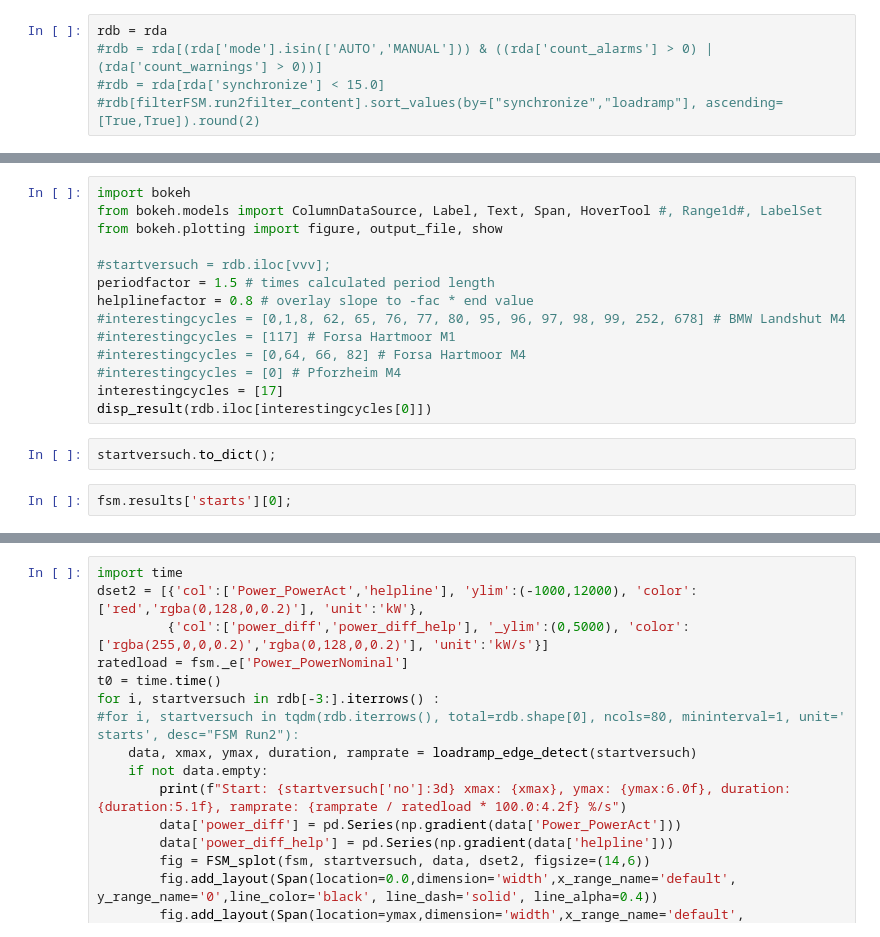
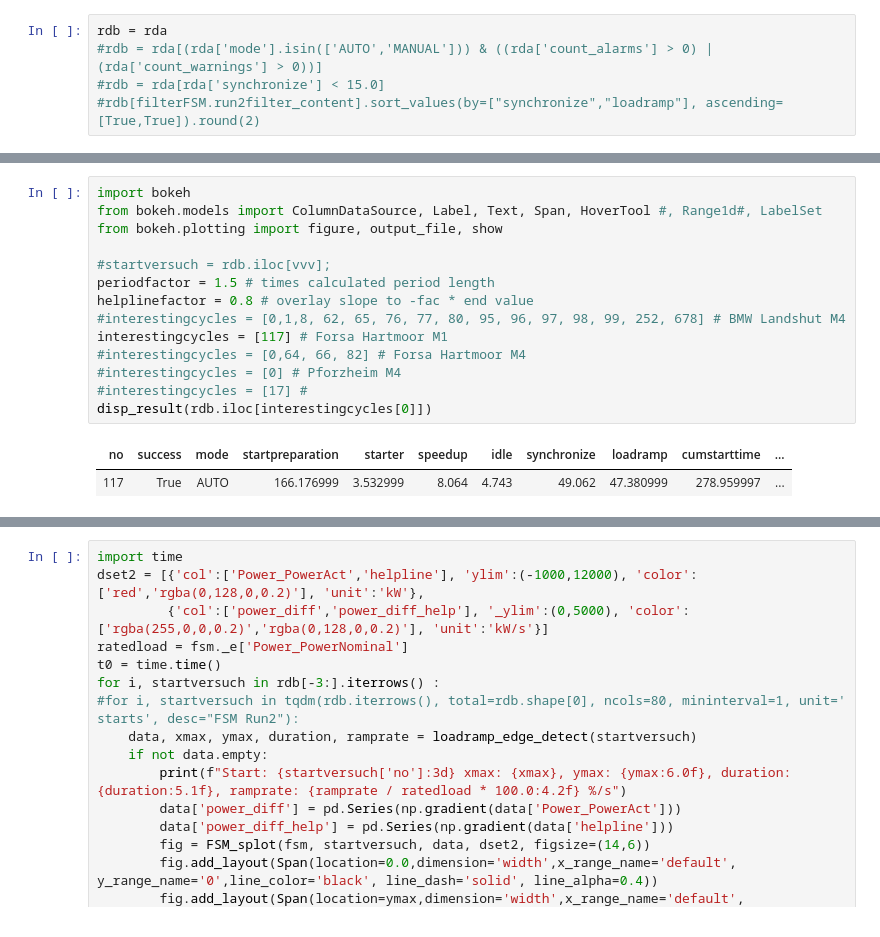
Before and after one commit to dieterch/statemachine, a Jupyter notebook: Landshut M4_negative_loadramps_isssue_debug.ipynb, the cells around one changed output, grey strips where cells are left out. Saved outputs shown, nothing was run; the diff lists cells and outputs as text.

```diff
--- a/Landshut M4_negative_loadramps_isssue_debug.ipynb
+++ b/Landshut M4_negative_loadramps_isssue_debug.ipynb
@@ -129,18 +190,17 @@ interact(f, x = IntSlider(0, 0, rdb.shape[0]-1 , 1, layout=widgets.Layout(width=
 # %%
 import bokeh
 from bokeh.models import ColumnDataSource, Label, Text, Span, HoverTool #, Range1d#, LabelSet
 from bokeh.plotting import figure, output_file, show
 
 #startversuch = rdb.iloc[vvv];
 periodfactor = 1.5 # times calculated period length
 helplinefactor = 0.8 # overlay slope to -fac * end value
 #interestingcycles = [0,1,8, 62, 65, 76, 77, 80, 95, 96, 97, 98, 99, 252, 678] # BMW Landshut M4
-#interestingcycles = [117] # Forsa Hartmoor M1
+interestingcycles = [117] # Forsa Hartmoor M1
 #interestingcycles = [0,64, 66, 82] # Forsa Hartmoor M4
 #interestingcycles = [0] # Pforzheim M4
-interestingcycles = [17]
+#interestingcycles = [17] #
 disp_result(rdb.iloc[interestingcycles[0]])
+# %% [output]
+| no | success | mode | startpreparation | starter | speedup | idle | synchronize | loadramp | cumstarttime | ... |
+| 117 | True | AUTO | 166.176999 | 3.532999 | 8.064 | 4.743 | 49.062 | 47.380999 | 278.959997 | ... |
-# %%
-startversuch.to_dict();
-# %%
-fsm.results['starts'][0];
```
Also changed, not shown: parts of 15 cells of this notebook, 1 other file.
